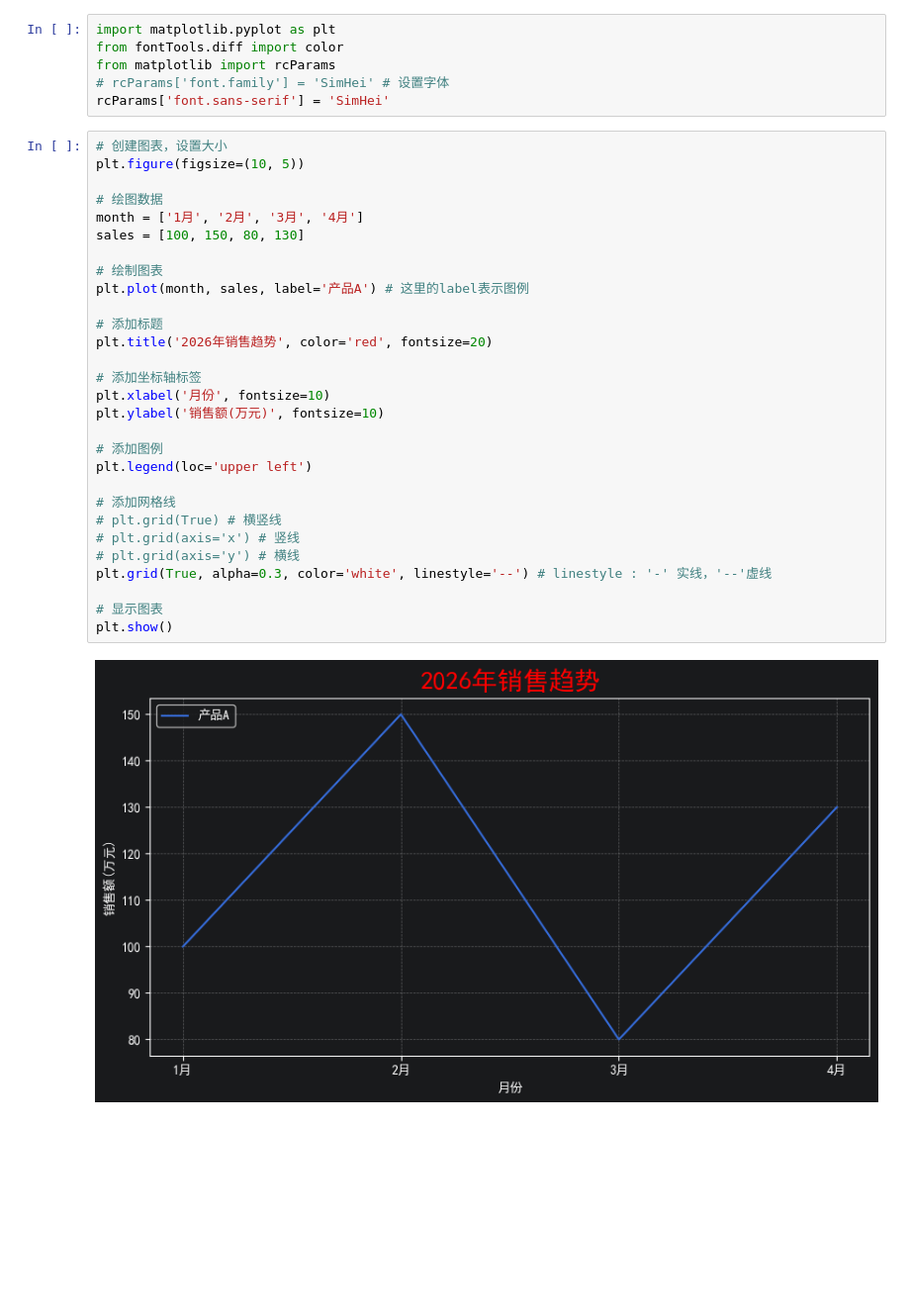
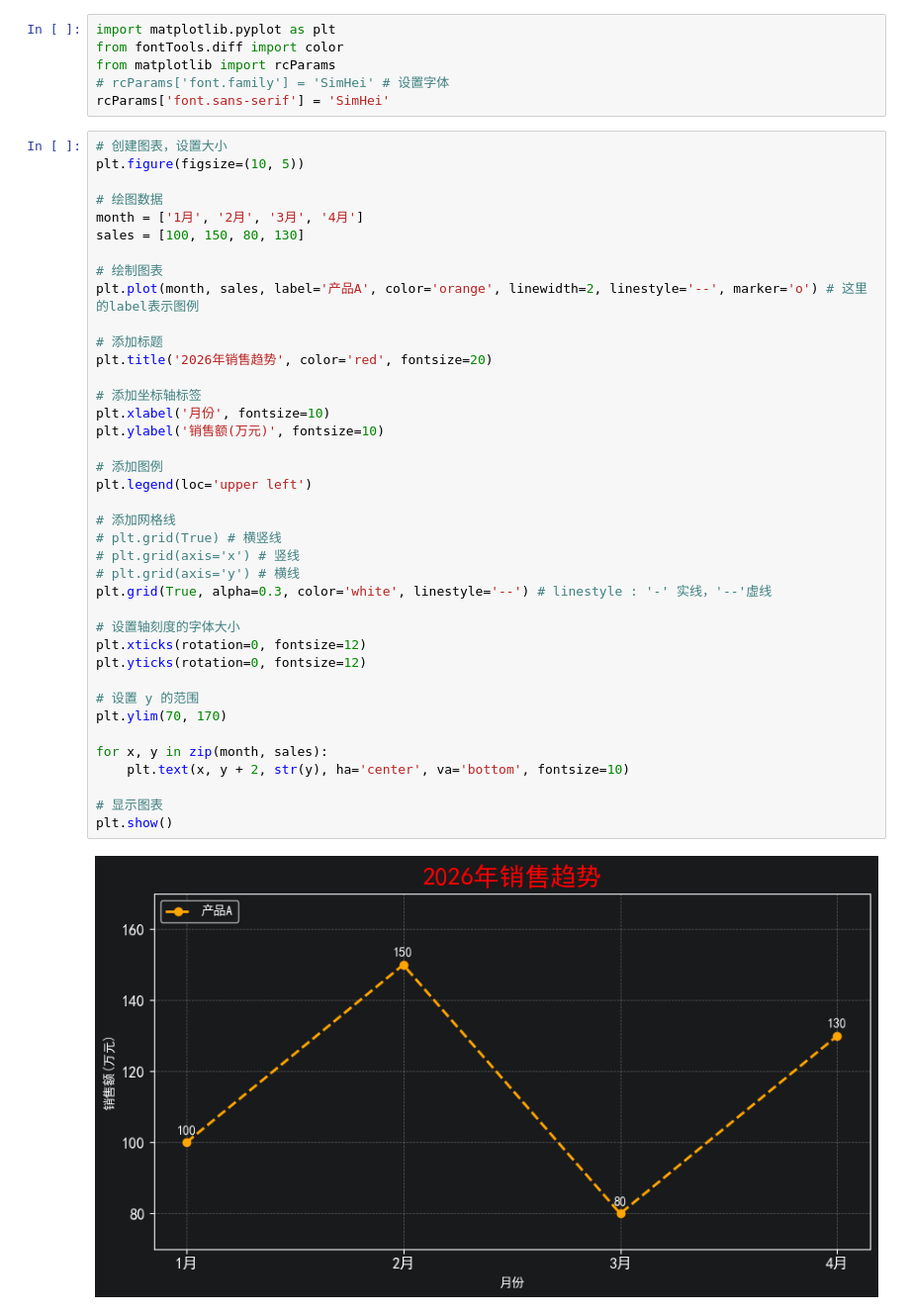
Before and after one commit to zimiao-dev/Python-Data-Analysis-Learning, a Jupyter notebook: 04_data_visualization/matplotlib_basic.ipynb, the cells around one changed output. Shown at 99% size. Cells and saved outputs as stored; diff of their text form; blank space fills up the shorter version.

```diff
--- a/04_data_visualization/matplotlib_basic.ipynb
+++ b/04_data_visualization/matplotlib_basic.ipynb
@@ -19,31 +19,41 @@ rcParams['font.sans-serif'] = 'SimHei'
 # %%
 # 创建图表，设置大小
 plt.figure(figsize=(10, 5))
 
 # 绘图数据
 month = ['1月', '2月', '3月', '4月']
 sales = [100, 150, 80, 130]
 
 # 绘制图表
-plt.plot(month, sales, label='产品A') # 这里的label表示图例
+plt.plot(month, sales, label='产品A', color='orange', linewidth=2, linestyle='--', marker='o') # 这里的label表示图例
 
 # 添加标题
 plt.title('2026年销售趋势', color='red', fontsize=20)
 
 # 添加坐标轴标签
 plt.xlabel('月份', fontsize=10)
 plt.ylabel('销售额(万元)', fontsize=10)
 
 # 添加图例
 plt.legend(loc='upper left')
 
 # 添加网格线
 # plt.grid(True) # 横竖线
 # plt.grid(axis='x') # 竖线
 # plt.grid(axis='y') # 横线
 plt.grid(True, alpha=0.3, color='white', linestyle='--') # linestyle : '-' 实线，'--'虚线
 
+# 设置轴刻度的字体大小
+plt.xticks(rotation=0, fontsize=12)
+plt.yticks(rotation=0, fontsize=12)
+
+# 设置 y 的范围
+plt.ylim(70, 170)
+
+for x, y in zip(month, sales):
+    plt.text(x, y + 2, str(y), ha='center', va='bottom', fontsize=10)
+
 # 显示图表
 plt.show()
 # %% [output]
-[figure, old version]
+[figure, new version]
```
